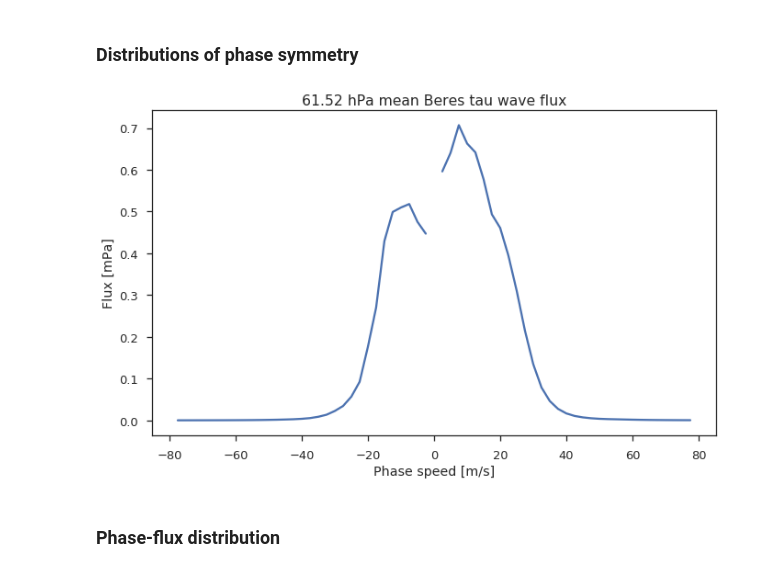
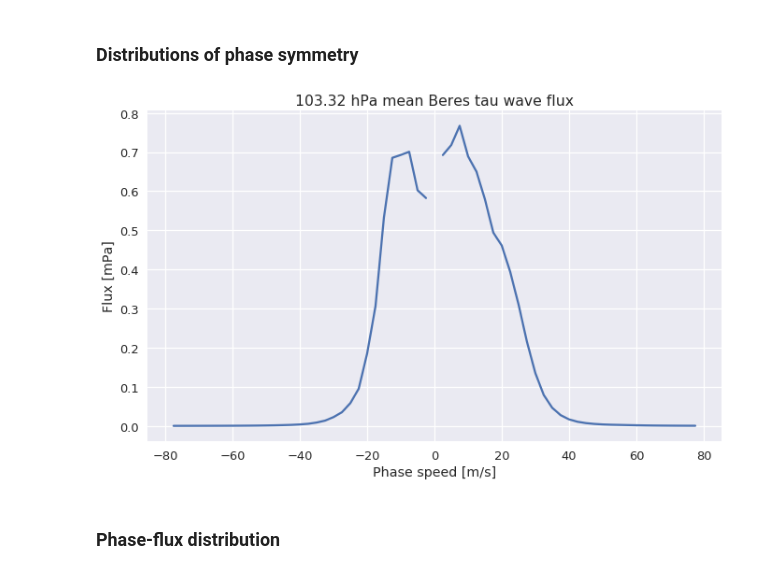
Before and after one commit to dcamron/ncar-gwdst, a Jupyter notebook: notebooks/waves.ipynb, the cells around one changed output. Saved outputs shown, nothing was run; the diff lists cells and outputs as text; code cells hidden in the pictures.

```diff
--- a/notebooks/waves.ipynb
+++ b/notebooks/waves.ipynb
@@ -6,7 +6,7 @@
 # %%
 %matplotlib inline
 
-#from glob import glob
+from glob import glob
 import numpy as np
 from scipy.stats import lognorm
 import pandas as pd
@@ -20,5 +20,5 @@ import seaborn as sns
 
 from dask.distributed import Client
 
-sns.set(context='talk', style='ticks')
+sns.set(context='talk')#, style='ticks')
 # %%
@@ -175,21 +185,23 @@ f.savefig('../figures/waves/dist_flux.png')
 [figure]
 # %% [markdown]
 ### Distributions of phase symmetry
+# %%
+tau_lev = tau['0'].sel(lev=100, method='nearest')
+tau_lev = tau_lev.where(tau_lev > 10**(-4))
 # %%
-tau60 = tau['0'].sel(lev=60, method='nearest')
-sym_mean = tau60.where(tau60 > 10**(-4)).stack(Z=('lon', 'lat', 'time')).mean(dim='Z', skipna=True).values
+sym_mean = tau_lev.stack(Z=('lon', 'lat', 'time')).mean(dim='Z', skipna=True).values
 # %%
 f, ax = plt.subplots(figsize=(11, 6.5))
 
 ax.plot(tau['wave'], sym_mean)
 
 ax.set_xlabel('Phase speed [m/s]')
 ax.set_ylabel('Flux [mPa]')
-ax.set_title('%0.2f hPa mean Beres tau wave flux' % tau60.lev)
+ax.set_title('%0.2f hPa mean Beres tau wave flux' % tau_lev.lev)
 
 f.savefig('../figures/waves/mean_tau_symmetry.png')
 # %% [output]
-[figure, old version]
+[figure, new version]
 # %% [markdown]
 ### Phase-flux distribution
 # %%
```
Also changed, not shown: parts of 18 cells of this notebook, 6 other files.
